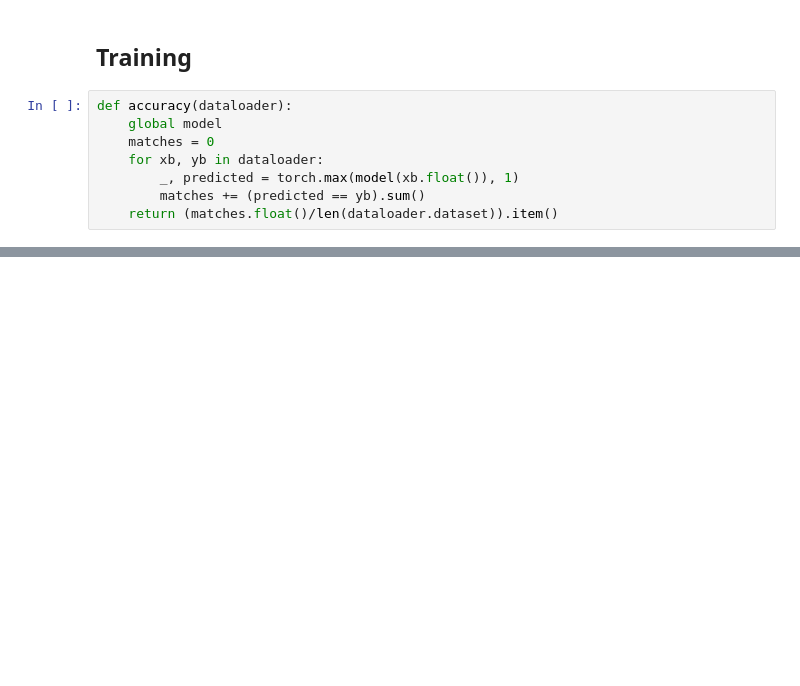
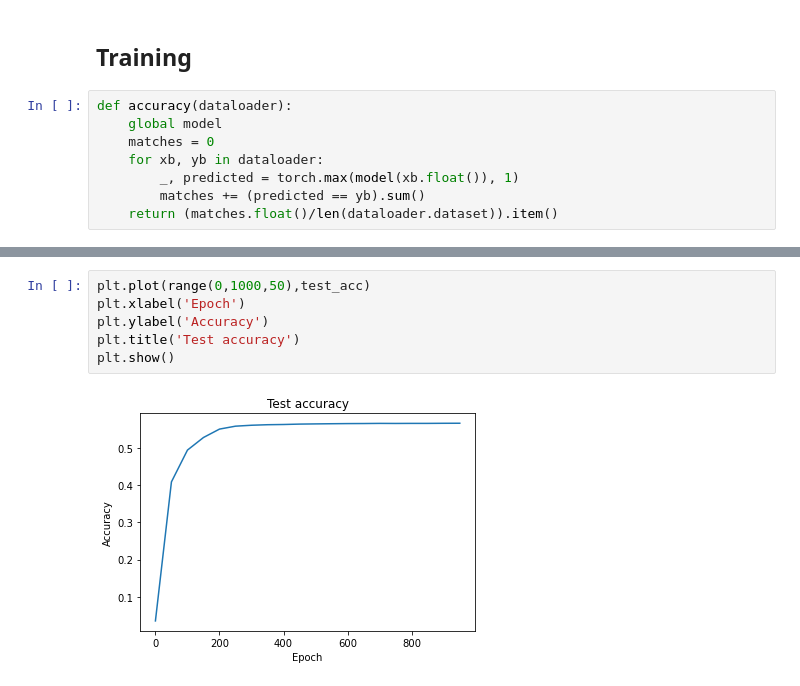
Before and after one commit to faaizT/AI_Clinician, a Jupyter notebook: Neural Net.ipynb, the cells around one changed output, grey strips where cells are left out. Drawn from its saved outputs; the diff is of its cells as text; blank space fills up the shorter version.

```diff
--- a/Neural Net.ipynb
+++ b/Neural Net.ipynb
@@ -195,0 +253,8 @@ plt.show()
+# %%
+plt.plot(range(0,1000,50),test_acc)
+plt.xlabel('Epoch')
+plt.ylabel('Accuracy')
+plt.title('Test accuracy')
+plt.show()
+# %% [output]
+[figure, added]
```
Also changed, not shown: parts of 12 cells of this notebook.
